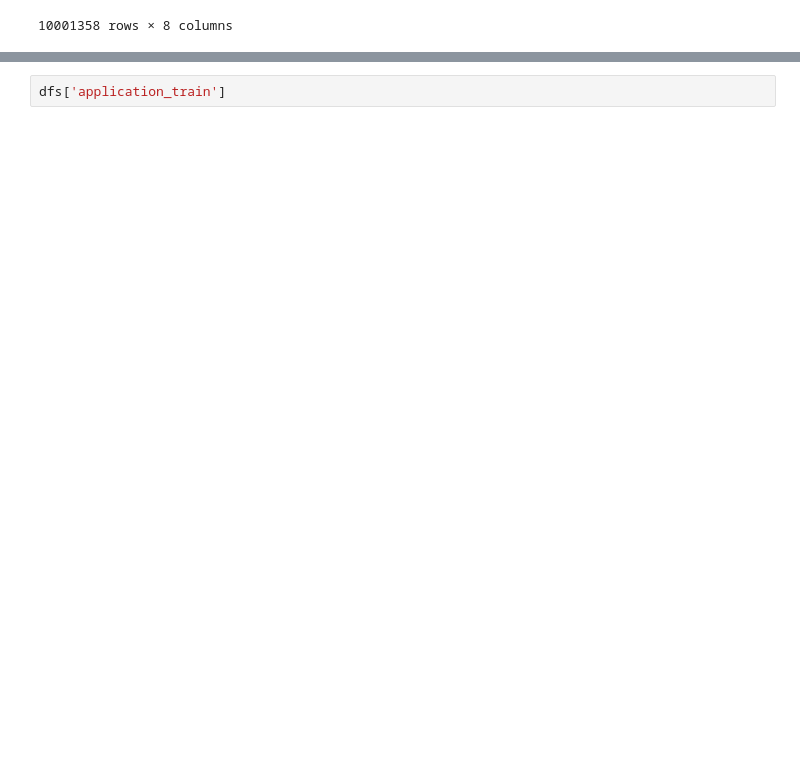
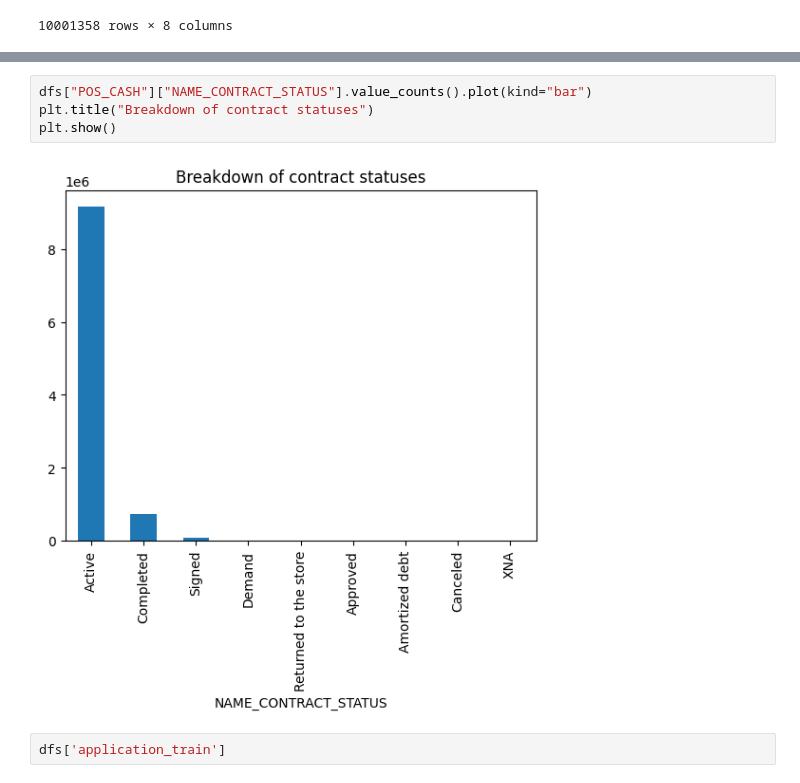
Before and after one commit to elochn/projets-openclassroom-projet-6, a Jupyter notebook: Projet_6.ipynb, the cells around one changed output, grey strips where cells are left out. Cells and saved outputs as stored; diff of their text form; blank space fills up the shorter version.

```diff
--- a/Projet_6.ipynb
+++ b/Projet_6.ipynb
@@ -61,3 +173,9 @@ dfs['application_test']
+# %%
+dfs["POS_CASH"]["NAME_CONTRACT_STATUS"].value_counts().plot(kind="bar")
+plt.title("Breakdown of contract statuses")
+plt.show()
+# %% [output]
+[figure, added]
 # %%
 dfs['application_train']
 # %% [output]
```
Also changed, not shown: parts of 24 cells of this notebook.
